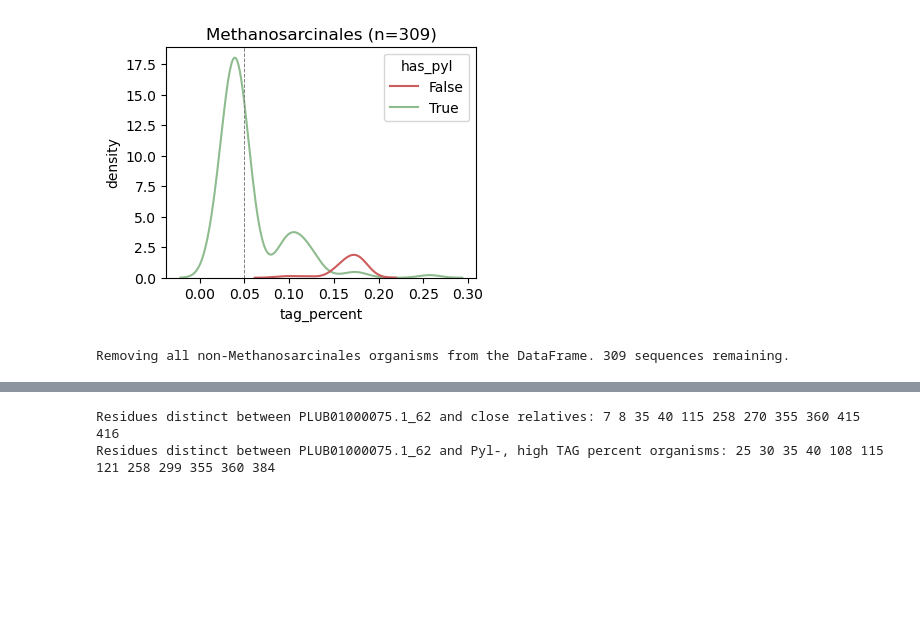
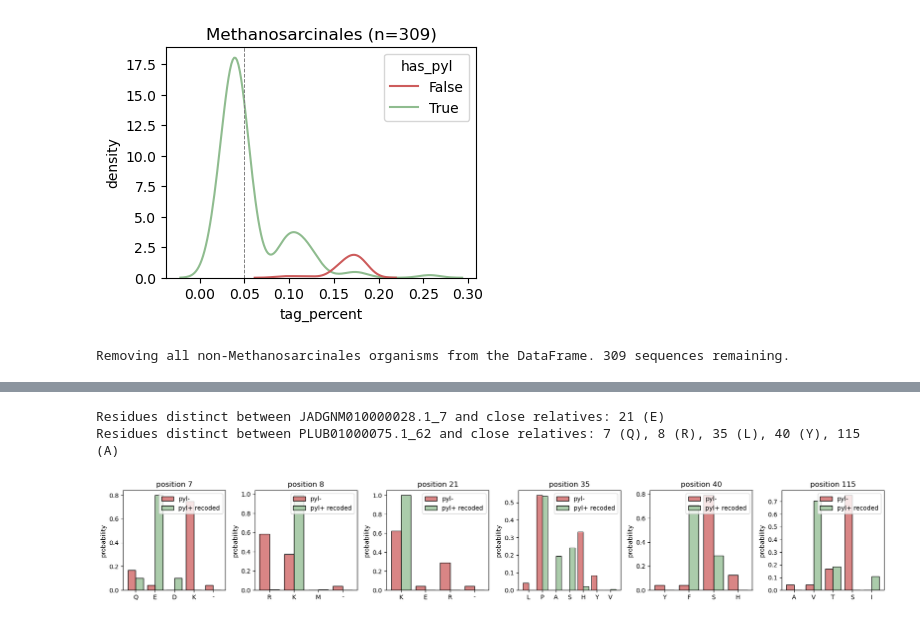
Before and after one commit to pipparichter/pyrrolysine, a Jupyter notebook: notebooks/arf1-methanosarcinales.ipynb, the cells around one changed output, grey strips where cells are left out. Drawn from its saved outputs; the diff is of its cells as text; code cells hidden in the pictures; blank space fills up the shorter version.

```diff
--- a/notebooks/arf1-methanosarcinales.ipynb
+++ b/notebooks/arf1-methanosarcinales.ipynb
@@ -161,20 +160,24 @@ pyl_minus_and_high_tag_ids.remove('PLUB01000075.1_62')
 # %%
-# index, alignment = load_msa(path='../data/methanosarcinales_arf1.afa', ids=arf1_df.index)
-# alignment_df = pd.DataFrame(alignment, index=index)
-
-def get_distinct_residues(target_id:str, alignment_df=None):
+def get_distinct_residues(target_id:str, alignment_df=None, max_position:int=200):
+    # Remove the metadata columns.
+    alignment_df = alignment_df[[col for col in alignment_df.columns if (type(col) == int)]].copy()
     target_residues = alignment_df.loc[target_id].values.reshape(-1, 1)
     other_residues = alignment_df[alignment_df.index != target_id].values.T
     positions = np.where(~np.any(target_residues == other_residues, axis=1))[0]
-    return positions
+    positions = positions[positions < max_position].copy()
+    return positions, alignment_df[positions].loc[target_id].values
 
 # There are two residues in PLUB01000075.1_62 which are present in some Pyl- organisms, but not in any of the close relatives.
 # There are also several residues which are unique, both when compared to the Pyl- organisms and the close relatives.
-target_id = 'PLUB01000075.1_62'
-positions = get_distinct_residues(target_id, alignment_df=alignment_df.loc[[target_id] + relative_ids].copy())
-print(f'Residues distinct between {target_id} and close relatives:', ' '.join(positions.astype(str)))
-positions = get_distinct_residues(target_id, alignment_df=alignment_df.loc[[target_id] + pyl_minus_and_high_tag_ids].copy())
-print(f'Residues distinct between {target_id} and Pyl-, high TAG percent organisms:', ' '.join(positions.astype(str)))
+for target_id in target_ids:
+
+    positions, residues = get_distinct_residues(target_id, alignment_df=alignment_df.loc[[target_id] + relative_ids].copy())
+    info = [f'{position} ({residue})' for position, residue in zip(positions, residues)]
+    print(f'Residues distinct between {target_id} and close relatives:', ', '.join(info))
+
+    # positions, residues = get_distinct_residues(target_id, alignment_df=alignment_df.loc[[target_id] + pyl_minus_and_high_tag_ids].copy())
+    # info = [f'{position} ({residue})' for position, residue in zip(positions, residues)]
+    # print(f'Residues distinct between {target_id} and Pyl-, high TAG percent organisms:', ', '.join(info))
 # %% [output]
-Residues distinct between PLUB01000075.1_62 and close relatives: 7 8 35 40 115 258 270 355 360 415 416
-Residues distinct between PLUB01000075.1_62 and Pyl-, high TAG percent organisms: 25 30 35 40 108 115 121 258 299 355 360 384
+Residues distinct between JADGNM010000028.1_7 and close relatives: 21 (E)
+Residues distinct between PLUB01000075.1_62 and close relatives: 7 (Q), 8 (R), 35 (L), 40 (Y), 115 (A)
@@ -195,3 +184,24 @@ Residues distinct between PLUB01000075.1_62 and Pyl-, high TAG percent organisms
+# %%
+outlier_ids = ['KADGNM010000028.1 7', 'PLUB01000075.1 62', 'JACIVZ010000083.1 3']
+positions = [7, 8, 21, 35, 40, 115]
+
+palette = {'pyl+ recoded':'darkseagreen', 'pyl+':'steelblue', 'pyl-':'indianred'}
+palette = {'pyl+ recoded':'darkseagreen', 'pyl-':'indianred'}
+
+figure_df = alignment_df.copy()
+figure_df['category'] = arf1_df.category
+figure_df = figure_df[~figure_df.index.isin(outlier_ids)].copy()
+figure_df = figure_df[figure_df.category.isin(palette.keys())].copy()
+
+
+fig, axes = plt.subplots(figsize=(3 * len(positions), 3), ncols=len(positions))
+for ax, position in zip(axes.ravel(), positions):
+    plot_residue_counts(figure_df, position=position, ax=ax, hue='category', palette=palette)
+fig.tight_layout()
+plt.show()
+# Instead of looking only at the close relatives, compare across all genomes.
+# %% [output]
+[figure, added]
 # %%
 def plot_scores_2d(scores:np.ndarray, start=0, stop=150, ax:plt.Axes=None):
     cmap = matplotlib.colors.LinearSegmentedColormap.from_list('palette', ['white', 'steelblue'])
```
Also changed, not shown: parts of 9 cells of this notebook, 9 other files.
